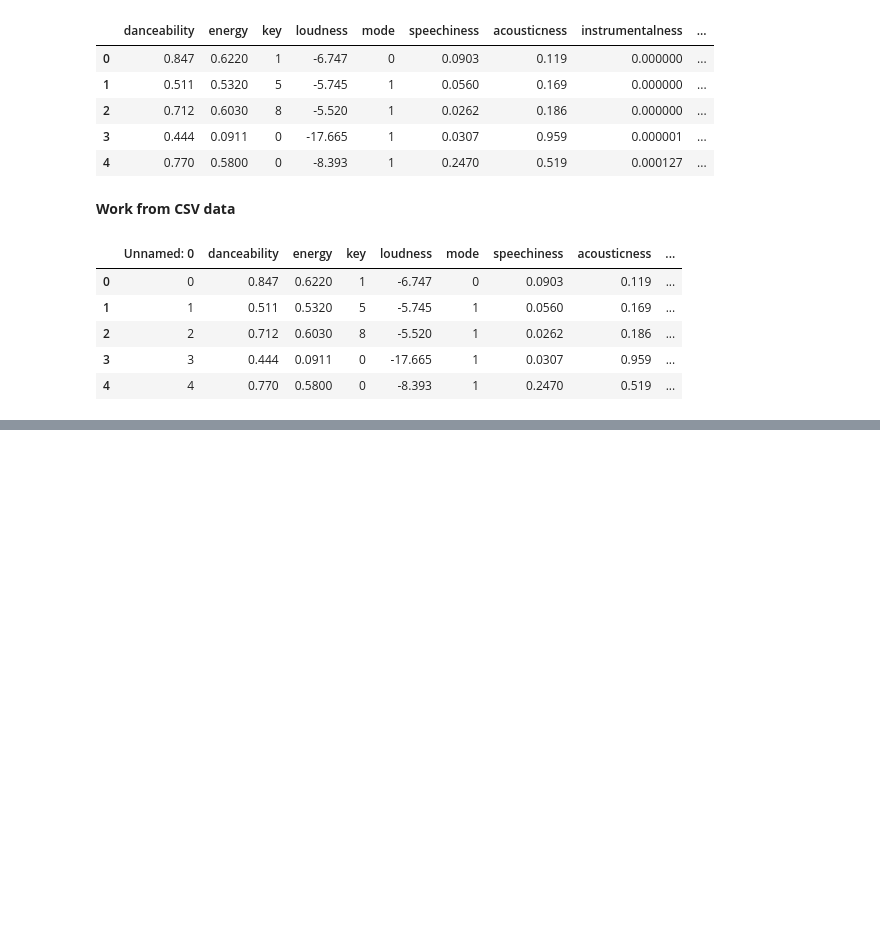
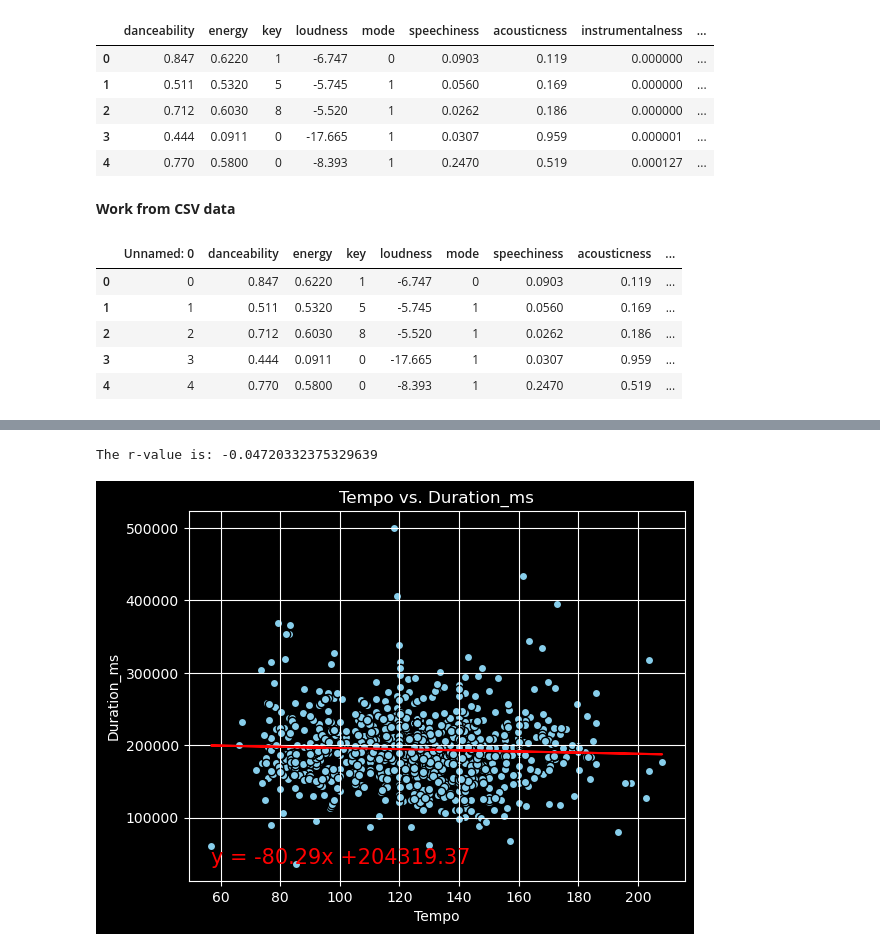
Before and after one commit to amdruggan/project_1, a Jupyter notebook: Resources/main.ipynb, the cells around one changed output, grey strips where cells are left out. Saved outputs shown, nothing was run; the diff lists cells and outputs as text; code cells hidden in the pictures; blank space fills up the shorter version.

Commit message:
Created functions, new csvs.

```diff
--- a/Resources/main.ipynb
+++ b/Resources/main.ipynb
@@ -102 +102,38 @@ merged_df
 1000 rows × 16 columns
+# %%
+# Create a function that allows us to create a scatter plot with any two of the columns in the data frame
+# It also creates a linear regression line and calculates the r value
+# The function takes in the x and y values as well as making the title of the graph equal to the column names with "vs." in between
+
+def music_plot(x_values, y_values):
+    # Generate scatter plot using matplotlib (plt.scatter)
+    plt.scatter(x_values, y_values, marker="o", facecolors="skyblue", edgecolors="black")
+
+    # Generate the titles and labels for the graph, capitalize the first letter of each word
+    plt.title(f"{x_values.name.capitalize()} vs. {y_values.name.capitalize()}")
+    plt.xlabel(x_values.name.capitalize())
+    plt.ylabel(y_values.name.capitalize())
+
+    # Add a grid to the graph
+    plt.grid()
+
+    # Calculate the linear regression line
+    x_values = x_values.astype('float')
+    y_values = y_values.astype('float')
+    (slope, intercept, rvalue, pvalue, stderr) = st.linregress(x_values, y_values)
+    regress_values = x_values * slope + intercept
+    line_eq = "y = " + str(round(slope,2)) + "x +" + str(round(intercept,2))
+    print(f"The r-value is: {rvalue}")
+
+    # Plot and annotate the linear regression line
+    plt.plot(x_values,regress_values,"r-")
+    plt.annotate(line_eq,(min(x_values),min(y_values)),fontsize=15,color="red")
+
+    # Show the figure
+    plt.show()
+# %%
+# Test the function music_plot()
+music_plot(merged_df['tempo'], merged_df['duration_ms'])
+# %% [output]
+The r-value is: -0.04720332375329639
+[figure, added]
```
Also changed, not shown: parts of 6 cells of this notebook, 3 other files.
